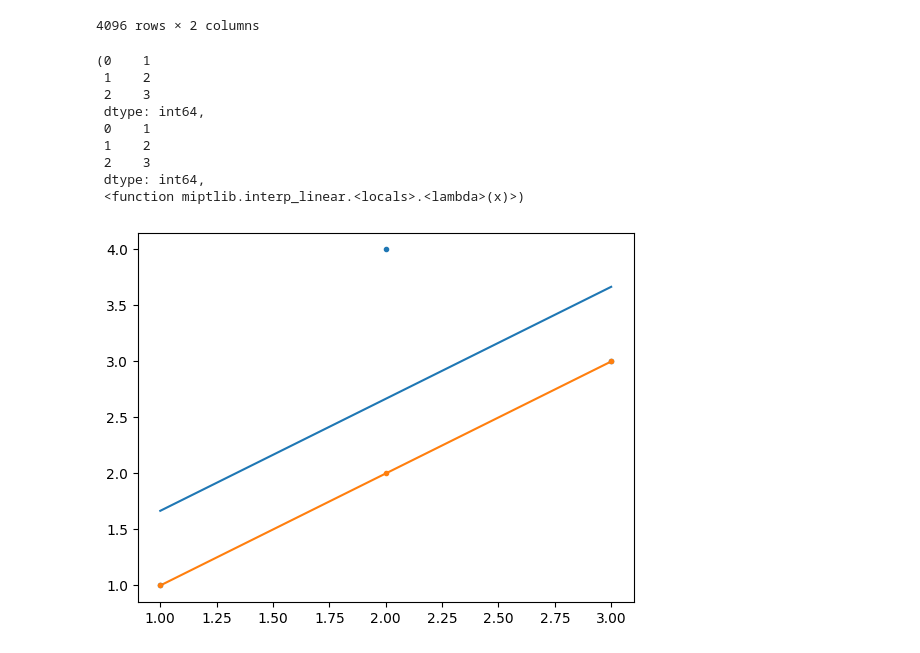
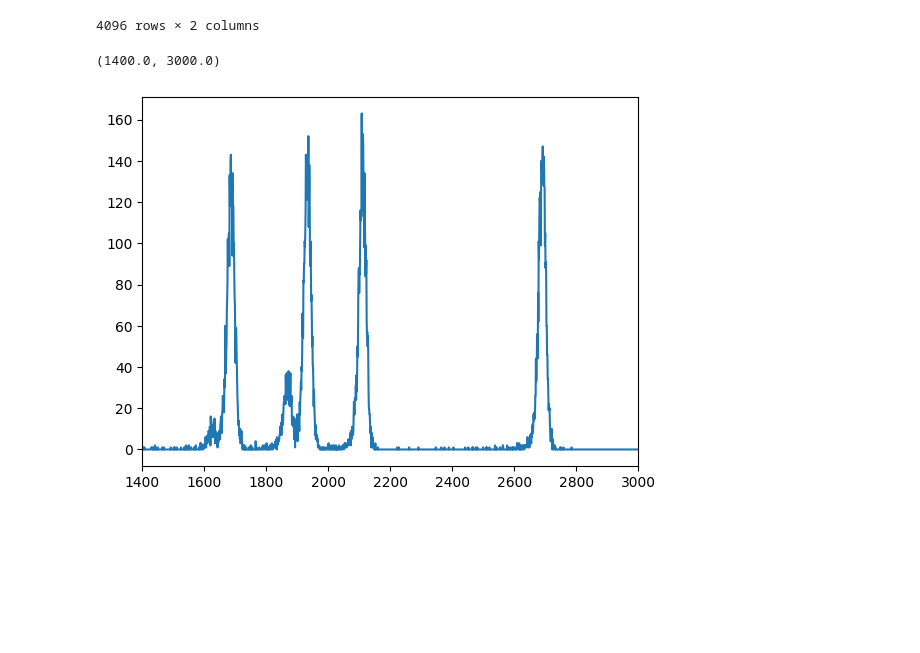
Before and after one commit to 4EFI/MIPT-Labs, a Jupyter notebook: 5_sem/Lab_5.5.2/calc/calc.ipynb, the cells around one changed output. Cells and saved outputs as stored; diff of their text form; code cells hidden in the pictures; blank space fills up the shorter version.

```diff
--- a/5_sem/Lab_5.5.2/calc/calc.ipynb
+++ b/5_sem/Lab_5.5.2/calc/calc.ipynb
@@ -26,16 +29,12 @@ Ra
 | 4094 | 4095 | 0 |
 | 4095 | 4096 | 0 |
 4096 rows × 2 columns
-# %%
-mipt.plot([1, 2, 3], [1, 4, 3])
-# %% [output]
-(0    1
- 1    2
- 2    3
- dtype: int64,
- 0    1
- 1    2
- 2    3
- dtype: int64,
- <function miptlib.interp_linear.<locals>.<lambda>(x)>)
-[figure, removed]
+# %%
+channels = Ra['Channel']
+counts = Ra['Counts']
+
+mipt.plot(channels, counts, func=None, unique_marker='-')
+plt.xlim(1400, 3000)
+# %% [output]
+(1400.0, 3000.0)
+[figure, added]
```
Also changed, not shown: parts of 1 cell of this notebook, 12 other files.
